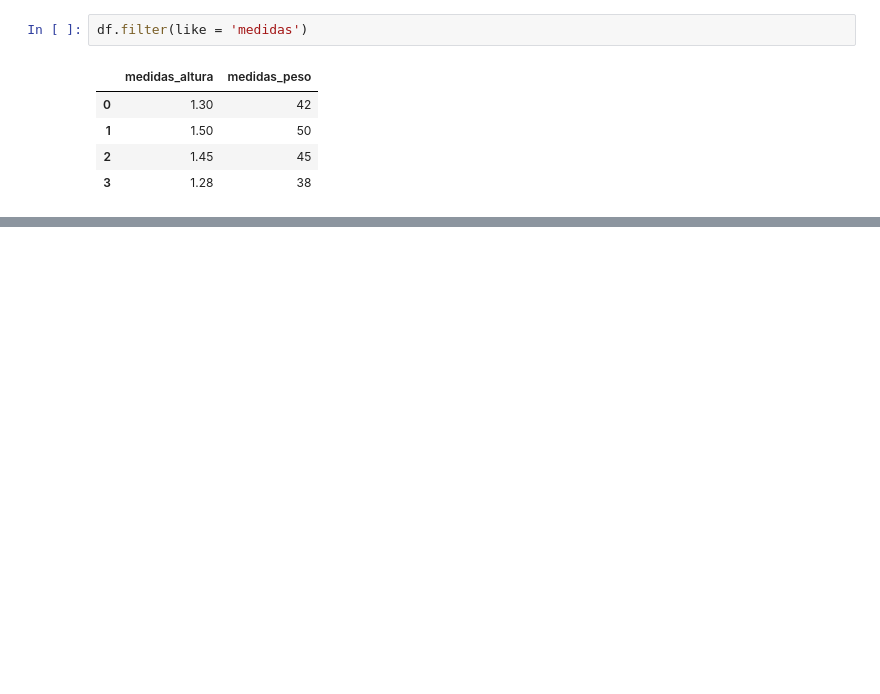
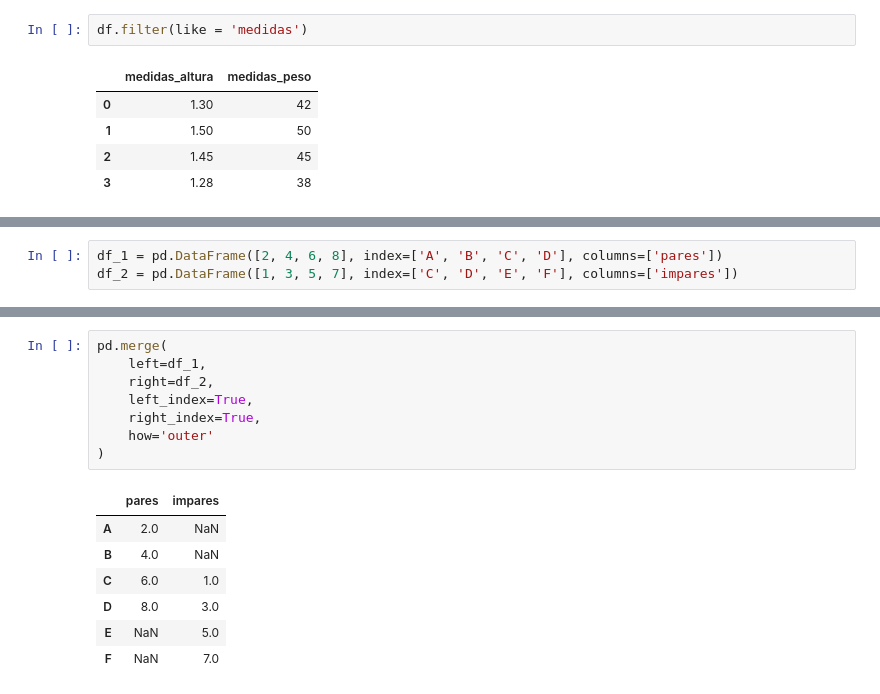
Before and after one commit to biamouras/alura-pandas-ds, a Jupyter notebook: 05_pandas_avancado/exercicios.ipynb, the cells around one changed output, grey strips where cells are left out. Cells and saved outputs as stored; diff of their text form; blank space fills up the shorter version.

```diff
--- a/05_pandas_avancado/exercicios.ipynb
+++ b/05_pandas_avancado/exercicios.ipynb
@@ -283,0 +288,3 @@ dtype: object
+# %%
+df_1 = pd.DataFrame([2, 4, 6, 8], index=['A', 'B', 'C', 'D'], columns=['pares'])
+df_2 = pd.DataFrame([1, 3, 5, 7], index=['C', 'D', 'E', 'F'], columns=['impares'])
@@ -283,0 +354,16 @@ dtype: object
+# %%
+pd.merge(
+    left=df_1,
+    right=df_2,
+    left_index=True,
+    right_index=True,
+    how='outer'
+)
+# %% [output]
+|  | pares | impares |
+| A | 2.0 | NaN |
+| B | 4.0 | NaN |
+| C | 6.0 | 1.0 |
+| D | 8.0 | 3.0 |
+| E | NaN | 5.0 |
+| F | NaN | 7.0 |
```
Also changed, not shown: parts of 45 cells of this notebook.
